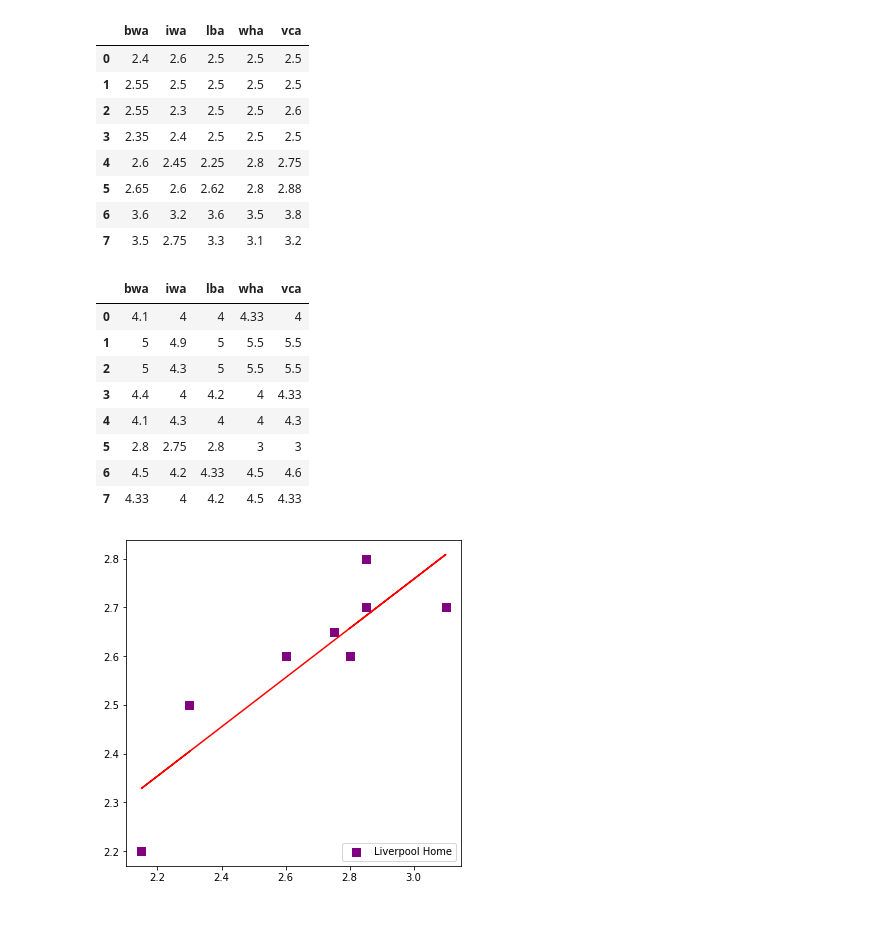
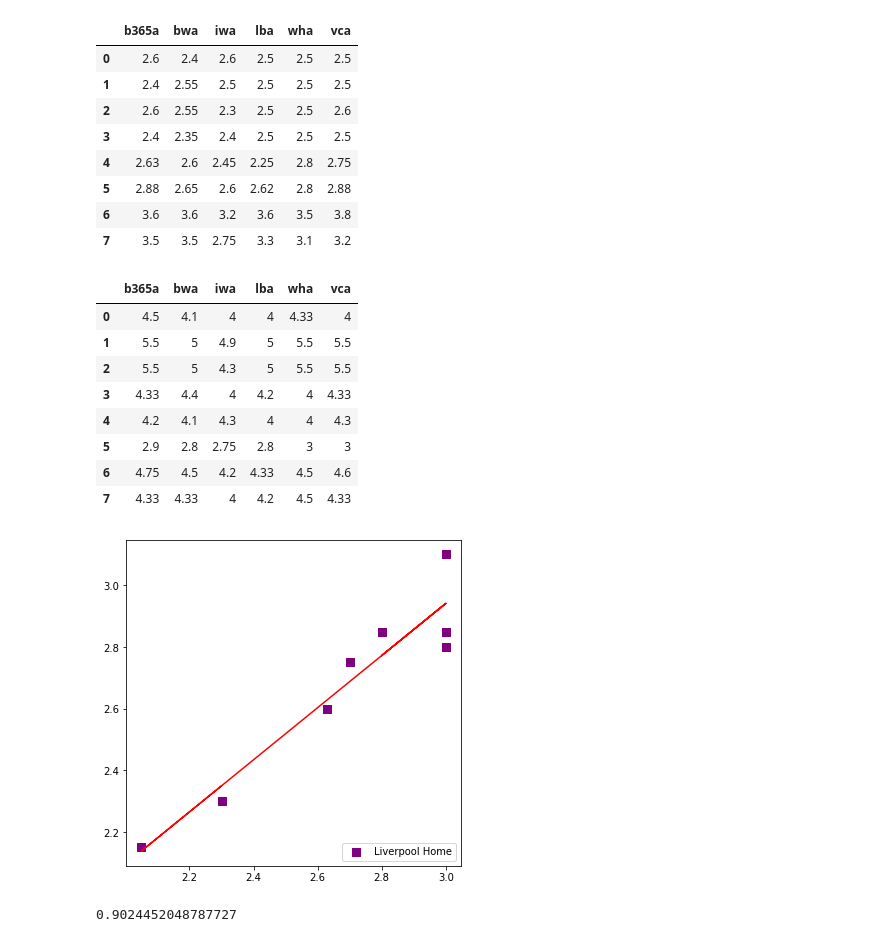
Before and after one commit to lstredler/Final-Frontier, a Jupyter notebook: sql/MANvLIVbookmaker.ipynb, the cells around one changed output. Drawn from its saved outputs; the diff is of its cells as text; code cells hidden in the pictures.

```diff
--- a/sql/MANvLIVbookmaker.ipynb
+++ b/sql/MANvLIVbookmaker.ipynb
@@ -38,62 +38,66 @@ engine = psycopg2.connect(
     connect_timeout=3)
 cursor = engine.cursor()
 # %%
-liv_home_Query = "select bwh, bwd, bwa, iwh, iwd, iwa, lbh, lbd, lba, whh, whd, wha, vch, vcd, vca, home_team_goal, away_team_goal \
+liv_home_Query = "select b365h,b365d,b365a,bwh, bwd, bwa, iwh, iwd, iwa, lbh, lbd, lba, whh, whd, wha, vch, vcd, vca, home_team_goal, away_team_goal \
   from match where ((home_team_api_id = 8650) and (away_team_api_id = 10260))"
 cursor.execute(liv_home_Query)
 liv_home_results = cursor.fetchall()
-liv_home_results_pd = pd.DataFrame(liv_home_results,columns=['bwh','bwd', 'bwa', 'iwh', 'iwd', 'iwa', 'lbh', 'lbd', 'lba', 'whh', \
+liv_home_results_pd = pd.DataFrame(liv_home_results,columns=['b365h','b365d','b365a','bwh','bwd', 'bwa', 'iwh', 'iwd', 'iwa', 'lbh', 'lbd', 'lba', 'whh', \
                                                      'whd', 'wha', 'vch', 'vcd', 'vca' ,'home_team_goal', 'away_team_goal'])
 
-liv_home_odds_pd = liv_home_results_pd[['bwh','bwd', 'bwa', 'iwh', 'iwd', 'iwa', 'lbh', 'lbd', 'lba', 'whh', 'whd', 'wha', 'vch', 'vcd', 'vca']]
-liv_odds_HOME = liv_home_odds_pd[['bwh', 'iwh', 'lbh', 'whh', 'vch']]
-liv_odds_DRAW = liv_home_odds_pd[['bwd', 'iwd', 'lbd', 'whd', 'vcd']]
-liv_odds_AWAY = liv_home_odds_pd[['bwa', 'iwa', 'lba', 'wha', 'vca']]
+liv_odds_pd = liv_home_results_pd[['b365h','b365d','b365a','bwh','bwd', 'bwa', 'iwh', 'iwd', 'iwa', 'lbh', 'lbd', 'lba', 'whh', 'whd', 'wha', 'vch', 'vcd', 'vca']]
+liv_odds_HOME = liv_odds_pd[['b365h','bwh', 'iwh', 'lbh', 'whh', 'vch']]
+liv_odds_DRAW = liv_odds_pd[['b365d','bwd', 'iwd', 'lbd', 'whd', 'vcd']]
+liv_odds_AWAY = liv_odds_pd[['b365a','bwa', 'iwa', 'lba', 'wha', 'vca']]
 liv_odds_AWAY
 # %% [output]
-|  | bwa | iwa | lba | wha | vca |
-| 0 | 2.4 | 2.6 | 2.5 | 2.5 | 2.5 |
-| 1 | 2.55 | 2.5 | 2.5 | 2.5 | 2.5 |
-| 2 | 2.55 | 2.3 | 2.5 | 2.5 | 2.6 |
-| 3 | 2.35 | 2.4 | 2.5 | 2.5 | 2.5 |
-| 4 | 2.6 | 2.45 | 2.25 | 2.8 | 2.75 |
-| 5 | 2.65 | 2.6 | 2.62 | 2.8 | 2.88 |
-| 6 | 3.6 | 3.2 | 3.6 | 3.5 | 3.8 |
-| 7 | 3.5 | 2.75 | 3.3 | 3.1 | 3.2 |
+|  | b365a | bwa | iwa | lba | wha | vca |
+| 0 | 2.6 | 2.4 | 2.6 | 2.5 | 2.5 | 2.5 |
+| 1 | 2.4 | 2.55 | 2.5 | 2.5 | 2.5 | 2.5 |
+| 2 | 2.6 | 2.55 | 2.3 | 2.5 | 2.5 | 2.6 |
+| 3 | 2.4 | 2.35 | 2.4 | 2.5 | 2.5 | 2.5 |
+| 4 | 2.63 | 2.6 | 2.45 | 2.25 | 2.8 | 2.75 |
+| 5 | 2.88 | 2.65 | 2.6 | 2.62 | 2.8 | 2.88 |
+| 6 | 3.6 | 3.6 | 3.2 | 3.6 | 3.5 | 3.8 |
+| 7 | 3.5 | 3.5 | 2.75 | 3.3 | 3.1 | 3.2 |
 # %%
-man_home_Query = "select bwh, bwd, bwa, iwh, iwd, iwa, lbh, lbd, lba, whh, whd, wha, vch, vcd, vca, home_team_goal, away_team_goal \
+man_home_Query = "select b365h,b365d,b365a,bwh, bwd, bwa, iwh, iwd, iwa, lbh, lbd, lba, whh, whd, wha, vch, vcd, vca, home_team_goal, away_team_goal \
   from match where ((home_team_api_id = 10260) and (away_team_api_id = 8650))"
 cursor.execute(man_home_Query)
 man_home_results = cursor.fetchall()
-man_home_results_pd = pd.DataFrame(man_home_results,columns=['bwh','bwd', 'bwa', 'iwh', 'iwd', 'iwa', 'lbh', 'lbd', 'lba', 'whh', \
+man_home_results_pd = pd.DataFrame(man_home_results,columns=['b365h','b365d','b365a','bwh','bwd', 'bwa', 'iwh', 'iwd', 'iwa', 'lbh', 'lbd', 'lba', 'whh', \
                                                      'whd', 'wha', 'vch', 'vcd', 'vca' ,'home_team_goal', 'away_team_goal'])
 
-man_odds_pd = man_home_results_pd[['bwh','bwd', 'bwa', 'iwh', 'iwd', 'iwa', 'lbh', 'lbd', 'lba', 'whh', 'whd', 'wha', 'vch', 'vcd', 'vca']]
-man_odds_HOME = man_home_odds_pd[['bwh', 'iwh', 'lbh', 'whh', 'vch']]
-man_odds_DRAW = man_home_odds_pd[['bwd', 'iwd', 'lbd', 'whd', 'vcd']]
-man_odds_AWAY = man_home_odds_pd[['bwa', 'iwa', 'lba', 'wha', 'vca']]
+man_odds_pd = man_home_results_pd[['b365h','b365d','b365a','bwh','bwd', 'bwa', 'iwh', 'iwd', 'iwa', 'lbh', 'lbd', 'lba', 'whh', 'whd', 'wha', 'vch', 'vcd', 'vca']]
+man_odds_HOME = man_odds_pd[['b365h','bwh', 'iwh', 'lbh', 'whh', 'vch']]
+man_odds_DRAW = man_odds_pd[['b365d','bwd', 'iwd', 'lbd', 'whd', 'vcd']]
+man_odds_AWAY = man_odds_pd[['b365a','bwa', 'iwa', 'lba', 'wha', 'vca']]
 man_odds_AWAY
 # %% [output]
-|  | bwa | iwa | lba | wha | vca |
-| 0 | 4.1 | 4 | 4 | 4.33 | 4 |
-| 1 | 5 | 4.9 | 5 | 5.5 | 5.5 |
-| 2 | 5 | 4.3 | 5 | 5.5 | 5.5 |
-| 3 | 4.4 | 4 | 4.2 | 4 | 4.33 |
-| 4 | 4.1 | 4.3 | 4 | 4 | 4.3 |
-| 5 | 2.8 | 2.75 | 2.8 | 3 | 3 |
-| 6 | 4.5 | 4.2 | 4.33 | 4.5 | 4.6 |
-| 7 | 4.33 | 4 | 4.2 | 4.5 | 4.33 |
+|  | b365a | bwa | iwa | lba | wha | vca |
+| 0 | 4.5 | 4.1 | 4 | 4 | 4.33 | 4 |
+| 1 | 5.5 | 5 | 4.9 | 5 | 5.5 | 5.5 |
+| 2 | 5.5 | 5 | 4.3 | 5 | 5.5 | 5.5 |
+| 3 | 4.33 | 4.4 | 4 | 4.2 | 4 | 4.33 |
+| 4 | 4.2 | 4.1 | 4.3 | 4 | 4 | 4.3 |
+| 5 | 2.9 | 2.8 | 2.75 | 2.8 | 3 | 3 |
+| 6 | 4.75 | 4.5 | 4.2 | 4.33 | 4.5 | 4.6 |
+| 7 | 4.33 | 4.33 | 4 | 4.2 | 4.5 | 4.33 |
 # %%
-Xlh = liv_odds_HOME.iloc[:, 0].values.reshape(-1, 1)        # values converts it into a numpy array
-Ylh = liv_odds_HOME.iloc[:, 1].values.reshape(-1, 1)        # -1 means that calculate the dimension of rows, but have 1 column
+Xlh = liv_odds_HOME.iloc[:, 0].to_numpy().reshape(-1, 1)        # values converts it into a numpy array
+Ylh = liv_odds_HOME.iloc[:, 1].to_numpy().reshape(-1, 1)        # -1 means that calculate the dimension of rows, but have 1 column
 linear_regressor = LinearRegression()                       # create object for the class
-linear_regressor.fit(Xlh, Ylh)                              # perform linear regression
+reg = linear_regressor.fit(Xlh, Ylh)                              # perform linear regression
 Ylh_pred = linear_regressor.predict(Xlh)                    # make predictions
 plt.rcParams["figure.figsize"] = (6,6)
 plt.scatter(Xlh, Ylh, s=50, c = 'purple',marker="s", label='Liverpool Home')
 plt.plot(Xlh, Ylh_pred, c ='red')
 plt.legend(loc='lower right');
 plt.show()
 # %% [output]
-[figure, old version]
+[figure, new version]
+# %%
+reg.score(Xlh,Ylh)
+# %% [output]
+0.9024452048787727
 # %%
```
Also changed, not shown: parts of 12 cells of this notebook.
